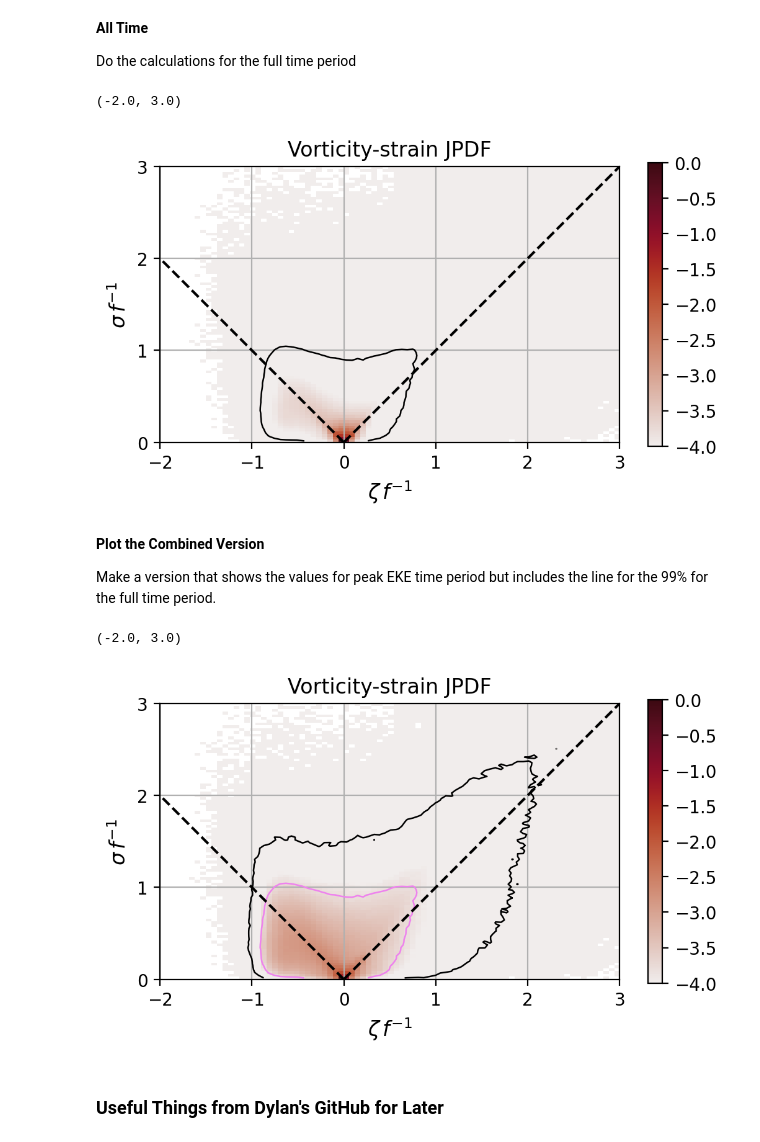
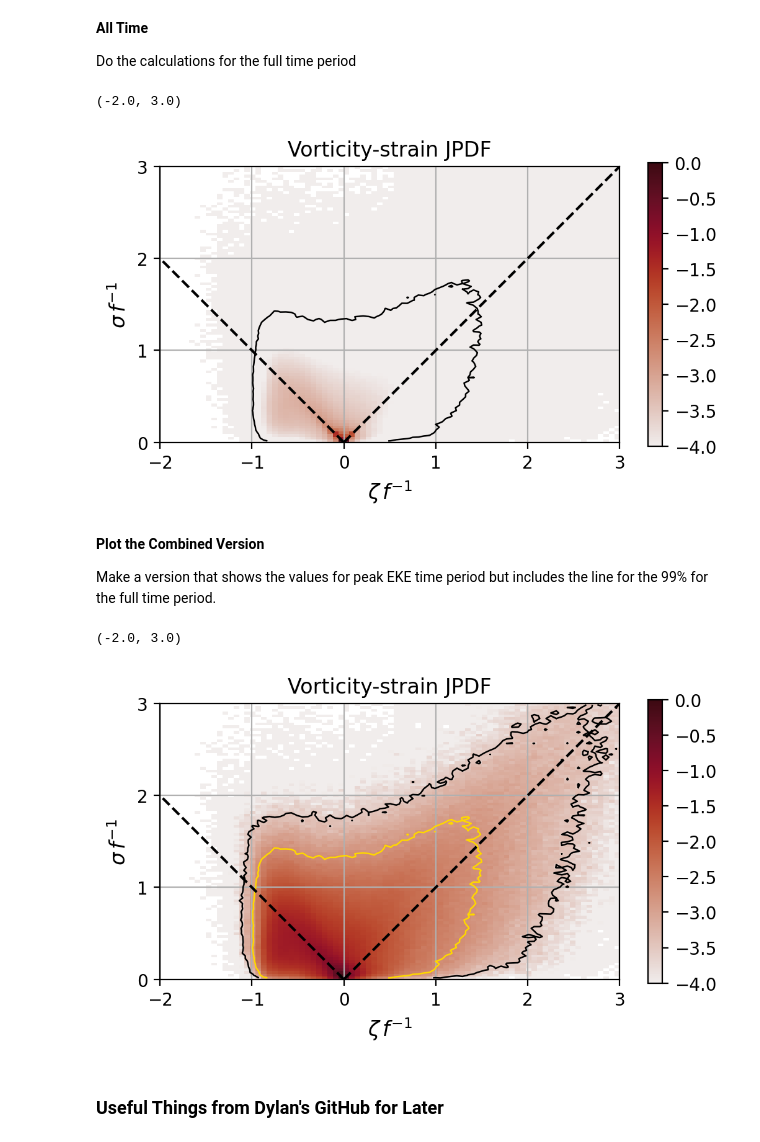
Before and after one commit to bundzis/beaufort_jet, a Jupyter notebook: Scripts/Analysis/plot_vorticity_strain_pdf.ipynb, the cells around one changed output. Drawn from its saved outputs; the diff is of its cells as text; code cells hidden in the pictures.

```diff
--- a/Scripts/Analysis/plot_vorticity_strain_pdf.ipynb
+++ b/Scripts/Analysis/plot_vorticity_strain_pdf.ipynb
@@ -296,7 +309,19 @@ box_max_y_01_idx = (box_max_y_01 * 1000)/dy
 print('box_max_y_01_idx: ', box_max_y_01_idx)
 
 xi_slice = slice(int(box_min_x_01_idx), int(box_max_x_01_idx))
-eta_slice = slice(int(box_min_y_01_idx), int(box_max_y_01_idx))
+eta_slice_box1 = slice(int(box_min_y_01_idx), int(box_max_y_01_idx))
+
+# Box 2
+box_min_x_02_idx = ((box_min_x_02 * 1000)+dx)/dx
+print('box_min_x_02_idx: ', box_min_x_02_idx)
+box_max_x_02_idx = ((box_max_x_02 * 1000)-dx)/dx
+print('box_max_x_02_idx: ', box_max_x_02_idx)
+box_min_y_02_idx = (box_min_y_02 * 1000)/dy
+print('box_min_y_02_idx: ', box_min_y_02_idx)
+box_max_y_02_idx = (box_max_y_02 * 1000)/dy
+print('box_max_y_02_idx: ', box_max_y_02_idx)
+
+eta_slice_box2 = slice(190,260)
 # %% [output]
 box_min_x_01_idx:  1.0
 box_max_x_01_idx:  399.0
@@ -309,10 +338,15 @@ box_max_y_01_idx:  420.0
 z_slice = 200 # meters
 # %%
 # Set the time slice
-print('time for day 10?: ', ds_ice_u3c4_keps.ocean_time[108].values)
-print('time for day 21?: ', ds_ice_u3c4_keps.ocean_time[240].values)
+print('time for day 10: ', ds_ice_u3c4_keps.ocean_time[108].values)
+print('time for day 12: ', ds_ice_u3c4_keps.ocean_time[132].values)
+print('time for day 18: ', ds_ice_u3c4_keps.ocean_time[204].values)
+print('time for day 21: ', ds_ice_u3c4_keps.ocean_time[240].values)
 time_idx_10days = 108
+time_idx_12days = 132
+time_idx_18days = 204
 time_idx_21days = 240
-time_slice_peak_EKE = slice(time_idx_10days, time_idx_21days)
+time_slice_peak_EKE_01 = slice(time_idx_10days, time_idx_21days)
+time_slice_peak_EKE_02 = slice(time_idx_12days, time_idx_18days)
 time_slice_all = slice(0,980)
 # %% [output]
@@ -379,9 +415,9 @@ v-velocity
 Do the calculations for peak EKE time period
 # %%
 # Slice the data we need to this region and load it
-zeta_peak_eke = ds_ice_u3c4_keps.zeta.isel(ocean_time=time_slice_peak_EKE, eta_rho=eta_slice,xi_rho=xi_slice).load()
-delta_peak_eke = ds_ice_u3c4_keps.delta.isel(ocean_time=time_slice_peak_EKE, eta_rho=eta_slice,xi_rho=xi_slice).load()
-sigma_peak_eke = ds_ice_u3c4_keps.sigma.isel(ocean_time=time_slice_peak_EKE, eta_rho=eta_slice,xi_rho=xi_slice).load()
+zeta_peak_eke = ds_ice_u3c4_keps.zeta.isel(ocean_time=time_slice_peak_EKE_01, eta_rho=eta_slice_box2, xi_rho=xi_slice).load()
+delta_peak_eke = ds_ice_u3c4_keps.delta.isel(ocean_time=time_slice_peak_EKE_01, eta_rho=eta_slice_box2, xi_rho=xi_slice).load()
+sigma_peak_eke = ds_ice_u3c4_keps.sigma.isel(ocean_time=time_slice_peak_EKE_01, eta_rho=eta_slice_box2, xi_rho=xi_slice).load()
 # %%
 # Set the bins to use for the PDFs (might need to adapt)
 zeta_bins = np.linspace(-3,3,101)
@@ -467,9 +503,9 @@ ax.set_xlim(-2,3)
 Do the calculations for the full time period
 # %%
 # Slice the data we need to this region and load it
-zeta_all_time = ds_ice_u3c4_keps.zeta.isel(ocean_time=time_slice_all, eta_rho=eta_slice,xi_rho=xi_slice).load()
-delta_all_time = ds_ice_u3c4_keps.delta.isel(ocean_time=time_slice_all, eta_rho=eta_slice,xi_rho=xi_slice).load()
-sigma_all_time = ds_ice_u3c4_keps.sigma.isel(ocean_time=time_slice_all, eta_rho=eta_slice,xi_rho=xi_slice).load()
+zeta_all_time = ds_ice_u3c4_keps.zeta.isel(ocean_time=time_slice_all, eta_rho=eta_slice_box2,xi_rho=xi_slice).load()
+delta_all_time = ds_ice_u3c4_keps.delta.isel(ocean_time=time_slice_all, eta_rho=eta_slice_box2,xi_rho=xi_slice).load()
+sigma_all_time = ds_ice_u3c4_keps.sigma.isel(ocean_time=time_slice_all, eta_rho=eta_slice_box2,xi_rho=xi_slice).load()
 # %%
 # Calculate the histogram for vorticity-strain
 # (no vertical slicing since looking at surface things)
@@ -541,7 +577,7 @@ ax.set_title(r'Vorticity-strain JPDF')
 ax.set_xlim(-2,3)
 # %% [output]
 (-2.0, 3.0)
-[figure, old version]
+[figure, new version]
 # %% [markdown]
 **Plot the Combined Version**
 
@@ -591,7 +627,7 @@ threshold_all_time = sorted_vals_all_time[np.searchsorted(cumsum_all_time, 0.99)
 
 # Now plot the contour at that threshold
 ax.contour(zeta_sigma_pdf_all_time.zeta_bin, zeta_sigma_pdf_all_time.sigma_bin, zeta_sigma_pdf_all_time.T,
-           levels=[threshold_all_time], colors='violet', linestyles='-', linewidths=0.9)
+           levels=[threshold_all_time], colors='gold', linestyles='-', linewidths=0.9)
 
 # Since we are working with a normalized PDF, above isn't the true 99% contour?
 # So we can try recovering the true PDF and calculating the contour from that data.
@@ -602,34 +638,34 @@ rescaled_pdf = zeta_sigma_pdf_peak_eke.T.values
 # # Recover a true PDF by renormalizing
 # pdf = rescaled_pdf / np.sum(rescaled_pdf)  # True PDF now
 
 # # Sort and compute cumulative probability
 # sorted_vals = np.sort(pdf.flatten())[::-1]
 # cumsum = np.cumsum(sorted_vals)
 # threshold = sorted_vals[np.searchsorted(cumsum, 0.99)]
 
 # # Plot the 99.9% contour
 # ax.contour(zeta_sigma_pdf.zeta_bin, zeta_sigma_pdf.sigma_bin, pdf,
 #            levels=[threshold], colors='r', linewidths=0.9)
 
 ax.grid(True)
 ax.set_aspect(1.0)
 ax.plot((0, 3), (0, 3), '--k')
 ax.plot((0, -2), (0, 2), '--k')
 # ax.plot((0, 0), (0, 3), '--k')
 # ax.text(-1.7, 0.05, 'eddy', horizontalalignment='left', verticalalignment='bottom')
 # ax.text(1.2, 0.05, 'eddy', horizontalalignment='left', verticalalignment='bottom')
 # ax.text(1.2, 1.4, 'shear', horizontalalignment='left', verticalalignment='bottom', rotation=45)
 # ax.text(-1.7, 1.5, 'shear', horizontalalignment='left', verticalalignment='bottom', rotation=-45)
 # ax.text(-0.2, 2.1, 'strain', horizontalalignment='left', verticalalignment='bottom', rotation=90)
 ax.set_yticks([0, 1, 2, 3])
 ax.set_xlabel(r'$\zeta\,f^{-1}$', fontsize=12)
 ax.set_ylabel(r'$\sigma\,f^{-1}$', fontsize=12)
 # ax.set_title('ROMS')
 ax.set_title(r'Vorticity-strain JPDF')
 ax.set_xlim(-2,3)
 # %% [output]
 (-2.0, 3.0)
-[figure, old version]
+[figure, new version]
 # %% [markdown]
 ### Useful Things from Dylan's GitHub for Later
 # %%
```
Also changed, not shown: parts of 4 cells of this notebook.
